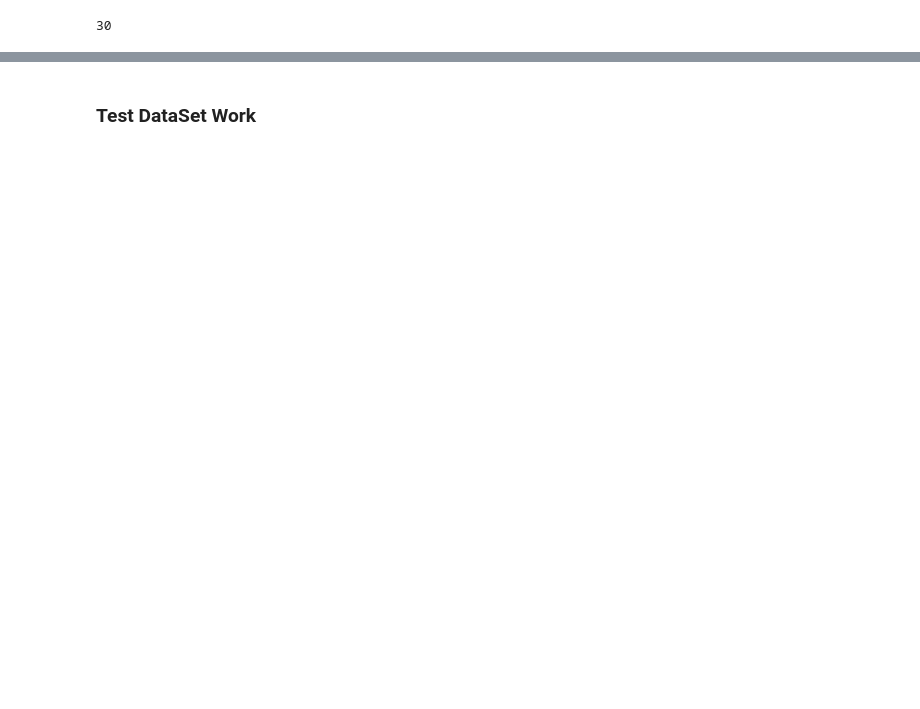
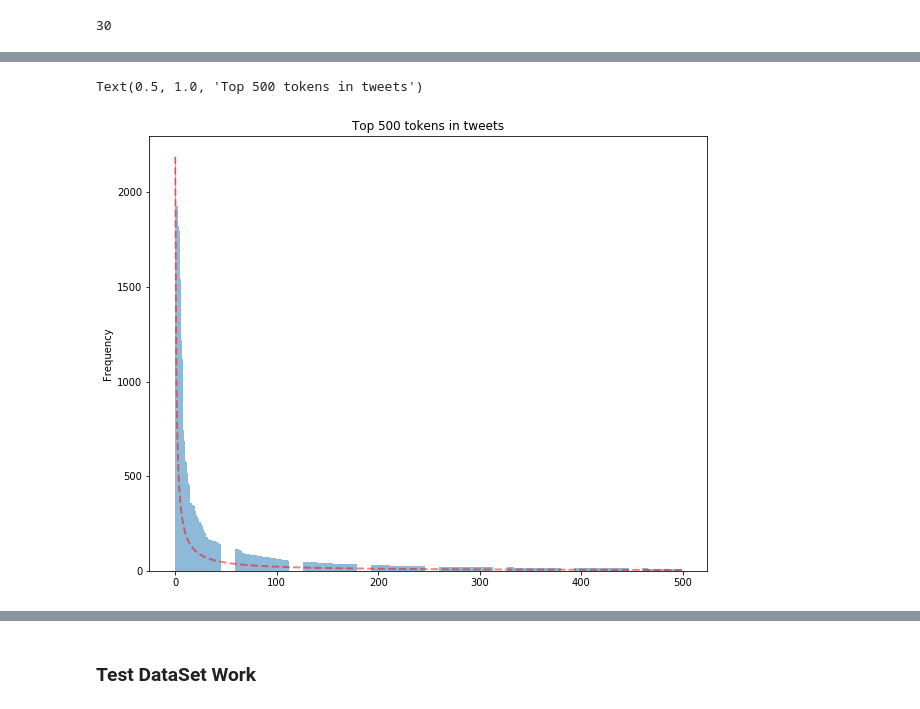
Before and after one commit to ashsin19/TwitterSentiment_DeepLearning, a Jupyter notebook: DataPrepAndAnalysis.ipynb, the cells around one changed output, grey strips where cells are left out. Drawn from its saved outputs; the diff is of its cells as text; code cells hidden in the pictures; blank space fills up the shorter version.

```diff
--- a/DataPrepAndAnalysis.ipynb
+++ b/DataPrepAndAnalysis.ipynb
@@ -577,0 +692,12 @@ for i in range(n_classes):
+# %%
+y_pos = np.arange(500)
+plt.figure(figsize=(10,8))
+s = 1
+expected_zipf = [term_freq_df2.sort_values(by='total', ascending=False)['total'][0]/(i+1)**s for i in y_pos]
+plt.bar(y_pos, term_freq_df2.sort_values(by='total', ascending=False)['total'][:500], align='center', alpha=0.5)
+plt.plot(y_pos, expected_zipf, color='r', linestyle='--',linewidth=2,alpha=0.5)
+plt.ylabel('Frequency')
+plt.title('Top 500 tokens in tweets')
+# %% [output]
+Text(0.5, 1.0, 'Top 500 tokens in tweets')
+[figure, added]
```
Also changed, not shown: parts of 60 cells of this notebook, 5 other files.
